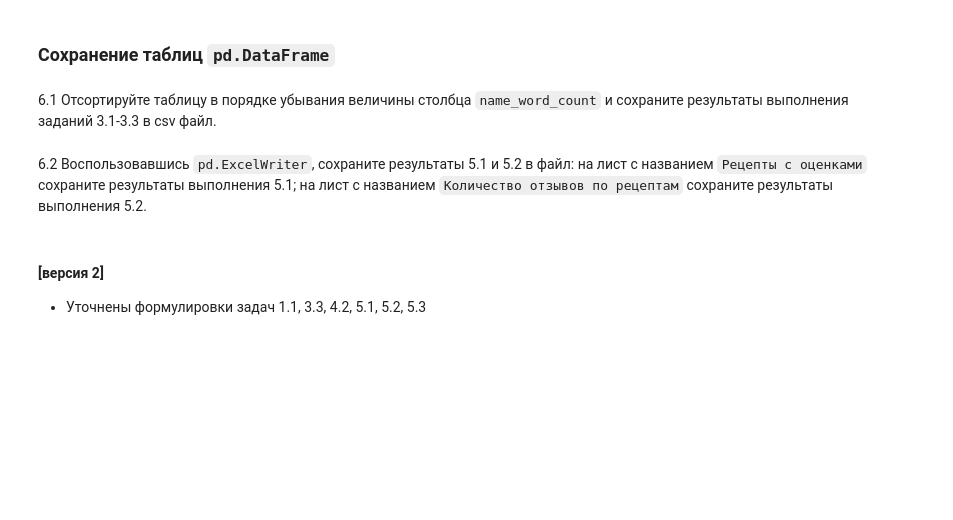
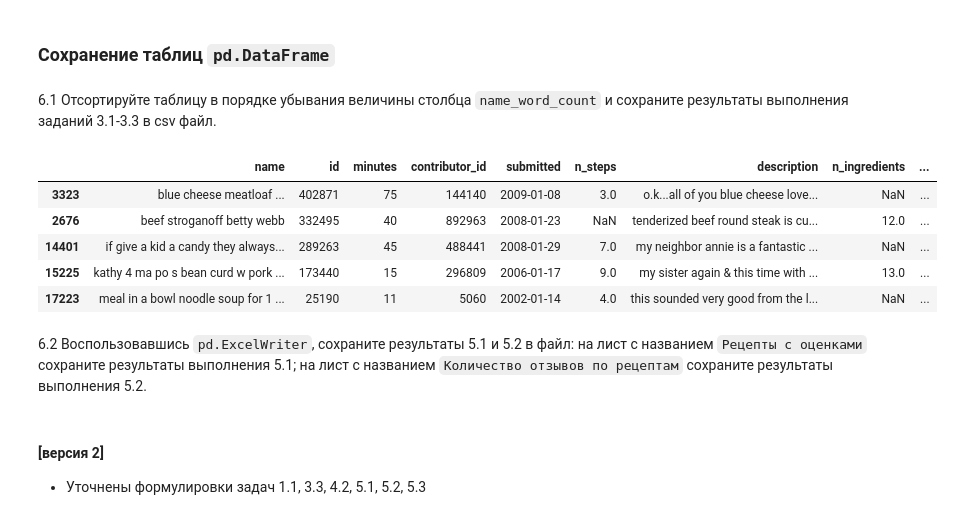
Before and after one commit to alexrzntsv/TOBD-FU, a Jupyter notebook: 2.pandas/02_pandas_в3_lr2_ПИ21_2_Рязанцев_Алексей.ipynb, the cells around one changed output. Drawn from its saved outputs; the diff is of its cells as text; code cells hidden in the pictures; blank space fills up the shorter version.

```diff
--- a/2.pandas/02_pandas_в3_lr2_ПИ21_2_Рязанцев_Алексей.ipynb
+++ b/2.pandas/02_pandas_в3_lr2_ПИ21_2_Рязанцев_Алексей.ipynb
@@ -435,2 +461,5 @@ res_df.shape[0]
 # %% [markdown]
 5.3. Выясните, рецепты, добавленные в каком году, имеют наименьший средний рейтинг?
+# %%
+recipes['year_submitted'] = recipes['submitted'].astype(str).apply(lambda x: x[:4])
+recipes.head()
@@ -438,3 +504,13 @@ res_df.shape[0]
 ### Сохранение таблиц `pd.DataFrame`
 # %% [markdown]
 6.1 Отсортируйте таблицу в порядке убывания величины столбца `name_word_count` и сохраните результаты выполнения заданий 3.1-3.3 в csv файл.
+# %%
+res_recipes_df = recipes.sort_values('name_word_count', ascending=False)
+res_recipes_df.head()
+# %% [output]
+|  | name | id | minutes | contributor_id | submitted | n_steps | description | n_ingredients | ... |
+| 3323 | blue cheese meatloaf ... | 402871 | 75 | 144140 | 2009-01-08 | 3.0 | o.k...all of you blue cheese love... | NaN | ... |
+| 2676 | beef stroganoff betty webb | 332495 | 40 | 892963 | 2008-01-23 | NaN | tenderized beef round steak is cu... | 12.0 | ... |
+| 14401 | if give a kid a candy they always... | 289263 | 45 | 488441 | 2008-01-29 | 7.0 | my neighbor annie is a fantastic ... | NaN | ... |
+| 15225 | kathy 4 ma po s bean curd w pork ... | 173440 | 15 | 296809 | 2006-01-17 | 9.0 | my sister again & this time with ... | 13.0 | ... |
+| 17223 | meal in a bowl noodle soup for 1 ... | 25190 | 11 | 5060 | 2002-01-14 | 4.0 | this sounded very good from the l... | NaN | ... |
```
Also changed, not shown: parts of 12 cells of this notebook.
